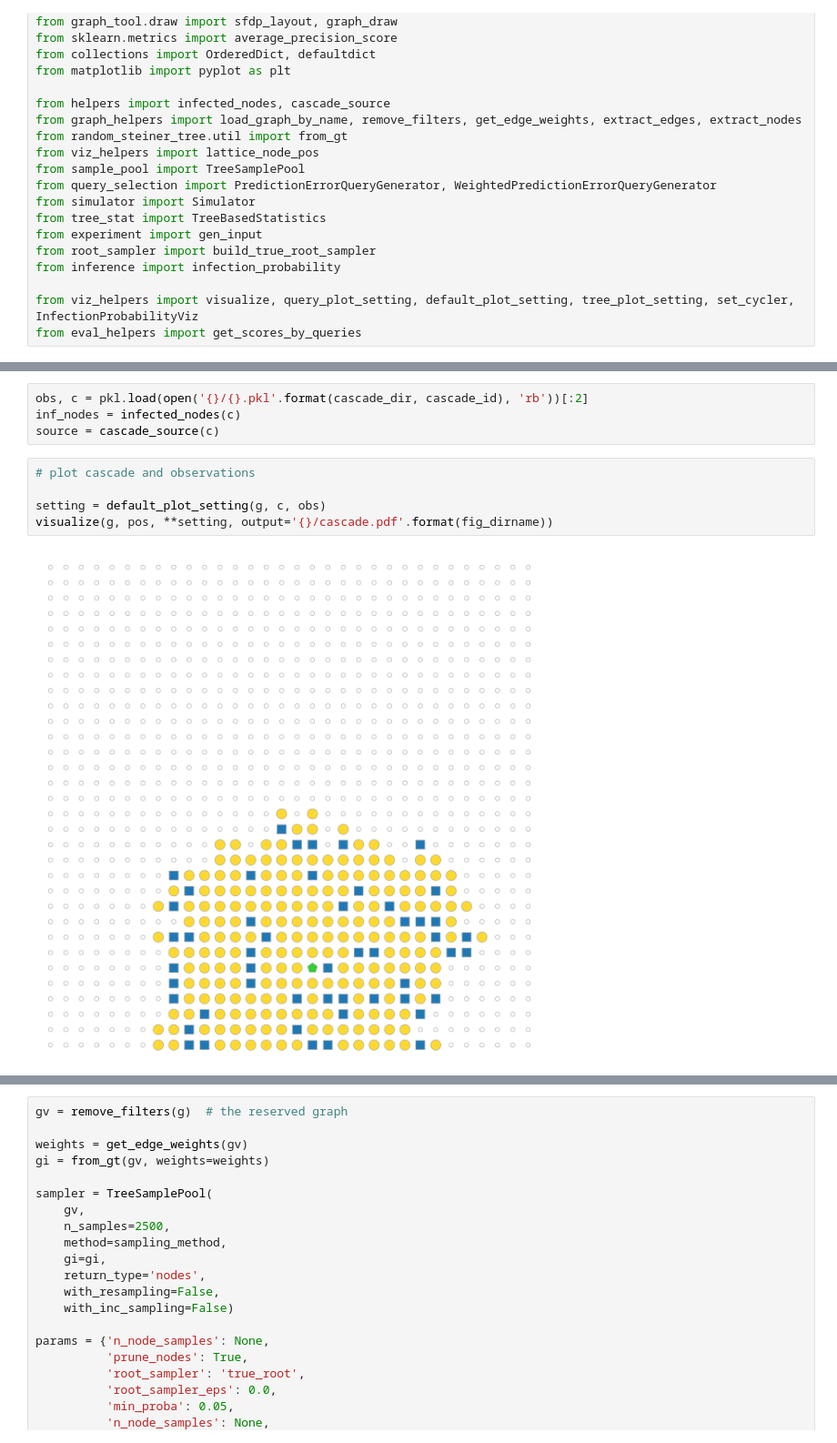
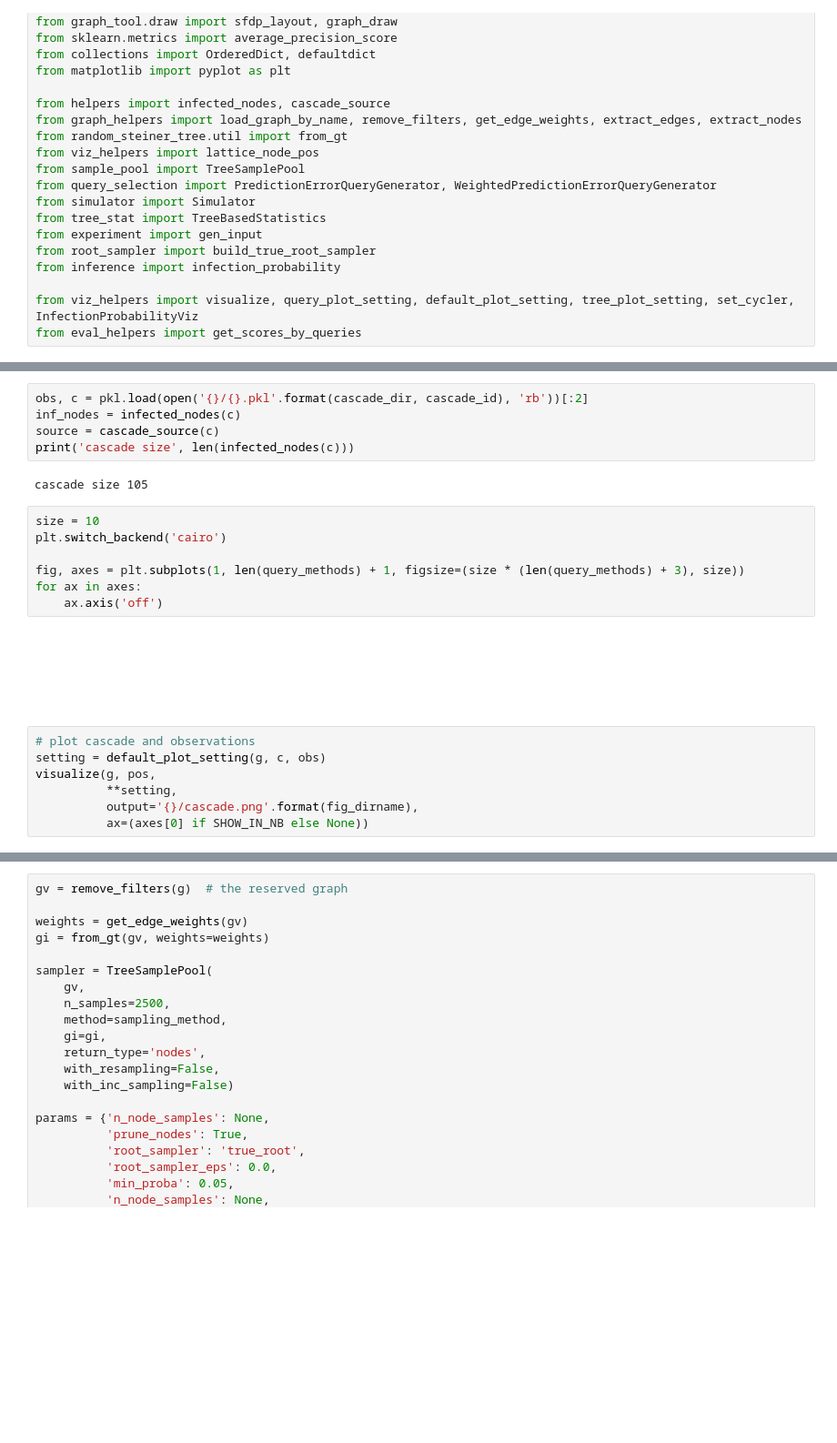
Before and after one commit to xiaohan2012/active-cascade-reconstruction, a Jupyter notebook: inspecting-query-process-pipeline.ipynb, the cells around one changed output, grey strips where cells are left out. Shown at 91% size. Drawn from its saved outputs; the diff is of its cells as text; blank space fills up the shorter version.

```diff
--- a/inspecting-query-process-pipeline.ipynb
+++ b/inspecting-query-process-pipeline.ipynb
@@ -55,11 +63,23 @@ load graph from data/lattice-1024-sto/graph_weighted_rev.gt
 obs, c = pkl.load(open('{}/{}.pkl'.format(cascade_dir, cascade_id), 'rb'))[:2]
 inf_nodes = infected_nodes(c)
 source = cascade_source(c)
+print('cascade size', len(infected_nodes(c)))
+# %% [output]
+cascade size 105
+# %%
+size = 10
+plt.switch_backend('cairo')
+
+fig, axes = plt.subplots(1, len(query_methods) + 1, figsize=(size * (len(query_methods) + 3), size))
+for ax in axes:
+    ax.axis('off')
+# %% [output]
+[figure, added]
 # %%
 # plot cascade and observations
-
 setting = default_plot_setting(g, c, obs)
-visualize(g, pos, **setting, output='{}/cascade.pdf'.format(fig_dirname))
+visualize(g, pos,
+          **setting,
+          output='{}/cascade.png'.format(fig_dirname),
+          ax=(axes[0] if SHOW_IN_NB else None))
-# %% [output]
-[figure, removed]
 # %%
```
Also changed, not shown: parts of 21 cells of this notebook, 15 other files.
